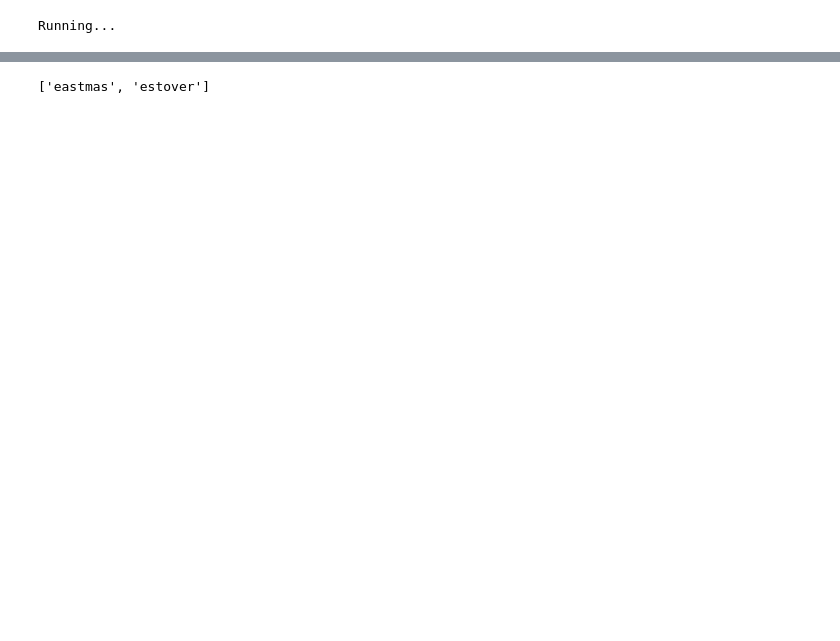
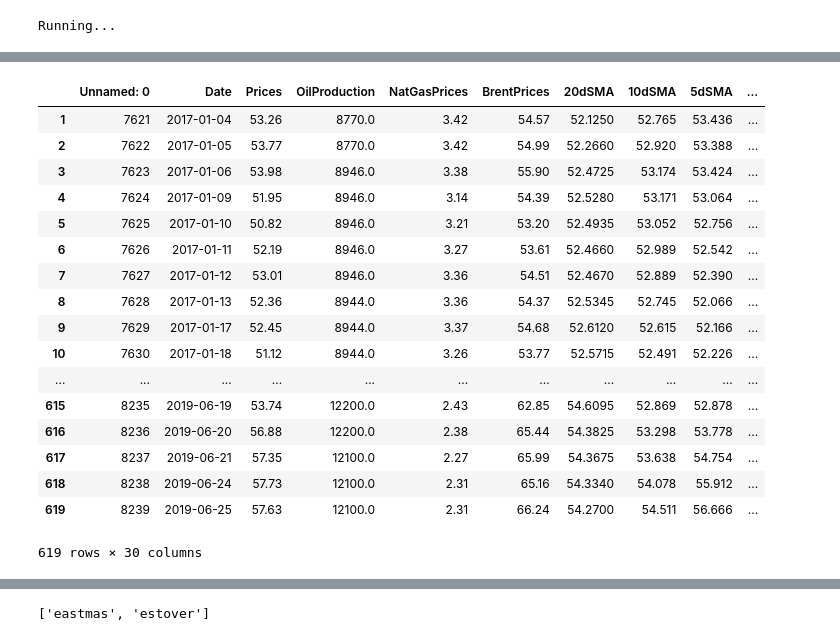
Before and after one commit to Team-Cpp/Team-Cpp, a Jupyter notebook: nnRegressor.ipynb, the cells around one changed output, grey strips where cells are left out. Cells and saved outputs as stored; diff of their text form; code cells hidden in the pictures; blank space fills up the shorter version.

```diff
--- a/nnRegressor.ipynb
+++ b/nnRegressor.ipynb
@@ -179,15 +248,17 @@ df['weekofyear'] = df['Date'].dt.weekofyear
 # %%
-df_train = df[df["Date"] <= testSplitDate].copy()
-df_test = df[df["Date"] > testSplitDate].copy()
-
+df = df[df["Date"] > trainDataDate]
+df = df.reset_index().drop(["index"], axis = 1)
+# df_train = df[df["Date"] <= testSplitDate].copy()
+# df_test = df[df["Date"] > testSplitDate].copy()
+df_train, df_test = train_test_split(df, train_size=0.8, test_size=0.2, shuffle=False)
 # df_train, df_test = train_test_split(df, train_size=0.9, test_size=0.1, shuffle=False)
 
-features = ["Prices"]
 # training_set = df.set_index('Date')
 # training_set = training_set[features]
+feat = ['Prices']#,'Momentum_14', 'MACD_12_26', 'RSI_14','20d200dDist','dayofmonth','weekofyear']
+nonShiftFeat = ['Prices','dayofmonth','weekofyear']
+#['OilProduction', '20dSMA', 'Momentum_14', 'MACD_12_26', 'MACDdiff_12_26', 'ROC_14', 'RSI_14', 'bollAmplitude', 'distFromTopBoll', 'distFromLowBoll', '20d200dDist','dayofyear','dayofmonth','weekofyear']
 
-#['OilProduction', '20dSMA', 'Momentum_14', 'MACD_12_26', 'MACDdiff_12_26', 'ROC_14', 'RSI_14', 'bollAmplitude', 'distFromTopBoll', 'distFromLowBoll', '20d200dDist','dayofyear','dayofmonth','weekofyear']
-nonShiftFeatures = ['dayofyear','dayofmonth','weekofyear']
 
 # X_train, y_train = create_features(df_train,features,label='Prices', shift =1)
 # X_test, y_test = create_features(df_test,label='Prices', shift =1)
@@ -195,7 +266,28 @@ nonShiftFeatures = ['dayofyear','dayofmonth','weekofyear']
 # X_test = X_test.iloc[1:]
 # y_train = y_train.iloc[1:]
 # y_test = y_test.iloc[1:]
-# %%
-df_train = df_train.set_index('Date')
-df_test = df_test.set_index('Date')
-x = df_train.loc[:,features].values
+# %%
+X = df[feat]
+df_train[feat]
+df_train[df_train.isna().any(axis=1)]
+test = df_train.iloc[1:]
+test
+# %% [output]
+|  | Unnamed: 0 | Date | Prices | OilProduction | NatGasPrices | BrentPrices | 20dSMA | 10dSMA | 5dSMA | ... |
+| 1 | 7621 | 2017-01-04 | 53.26 | 8770.0 | 3.42 | 54.57 | 52.1250 | 52.765 | 53.436 | ... |
+| 2 | 7622 | 2017-01-05 | 53.77 | 8770.0 | 3.42 | 54.99 | 52.2660 | 52.920 | 53.388 | ... |
+| 3 | 7623 | 2017-01-06 | 53.98 | 8946.0 | 3.38 | 55.90 | 52.4725 | 53.174 | 53.424 | ... |
+| 4 | 7624 | 2017-01-09 | 51.95 | 8946.0 | 3.14 | 54.39 | 52.5280 | 53.171 | 53.064 | ... |
+| 5 | 7625 | 2017-01-10 | 50.82 | 8946.0 | 3.21 | 53.20 | 52.4935 | 53.052 | 52.756 | ... |
+| 6 | 7626 | 2017-01-11 | 52.19 | 8946.0 | 3.27 | 53.61 | 52.4660 | 52.989 | 52.542 | ... |
+| 7 | 7627 | 2017-01-12 | 53.01 | 8946.0 | 3.36 | 54.51 | 52.4670 | 52.889 | 52.390 | ... |
+| 8 | 7628 | 2017-01-13 | 52.36 | 8944.0 | 3.36 | 54.37 | 52.5345 | 52.745 | 52.066 | ... |
+| 9 | 7629 | 2017-01-17 | 52.45 | 8944.0 | 3.37 | 54.68 | 52.6120 | 52.615 | 52.166 | ... |
+| 10 | 7630 | 2017-01-18 | 51.12 | 8944.0 | 3.26 | 53.77 | 52.5715 | 52.491 | 52.226 | ... |
+| ... | ... | ... | ... | ... | ... | ... | ... | ... | ... | ... |
+| 615 | 8235 | 2019-06-19 | 53.74 | 12200.0 | 2.43 | 62.85 | 54.6095 | 52.869 | 52.878 | ... |
+| 616 | 8236 | 2019-06-20 | 56.88 | 12200.0 | 2.38 | 65.44 | 54.3825 | 53.298 | 53.778 | ... |
+| 617 | 8237 | 2019-06-21 | 57.35 | 12100.0 | 2.27 | 65.99 | 54.3675 | 53.638 | 54.754 | ... |
+| 618 | 8238 | 2019-06-24 | 57.73 | 12100.0 | 2.31 | 65.16 | 54.3340 | 54.078 | 55.912 | ... |
+| 619 | 8239 | 2019-06-25 | 57.63 | 12100.0 | 2.31 | 66.24 | 54.2700 | 54.511 | 56.666 | ... |
+619 rows × 30 columns
```
Also changed, not shown: parts of 30 cells of this notebook, 25 other files.
